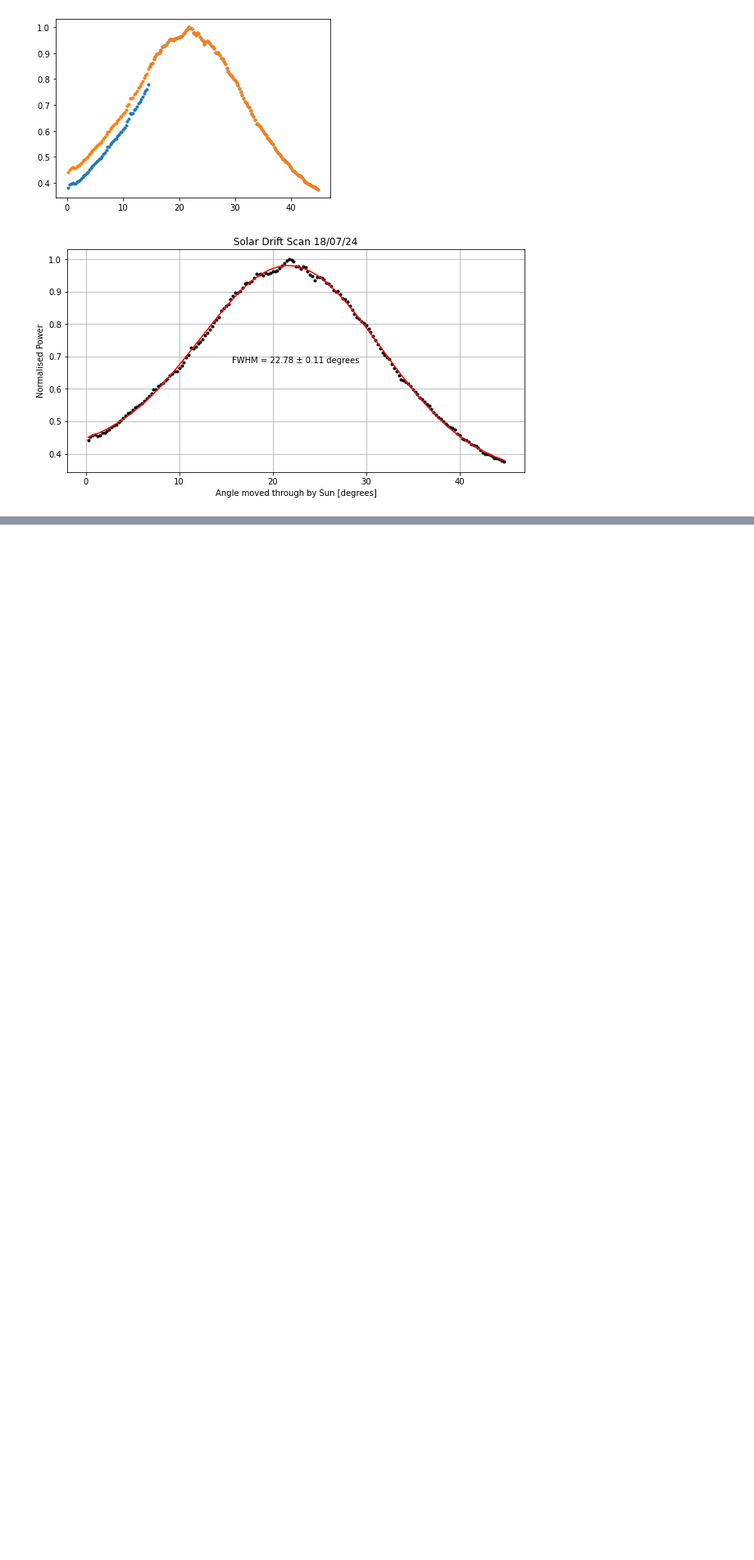
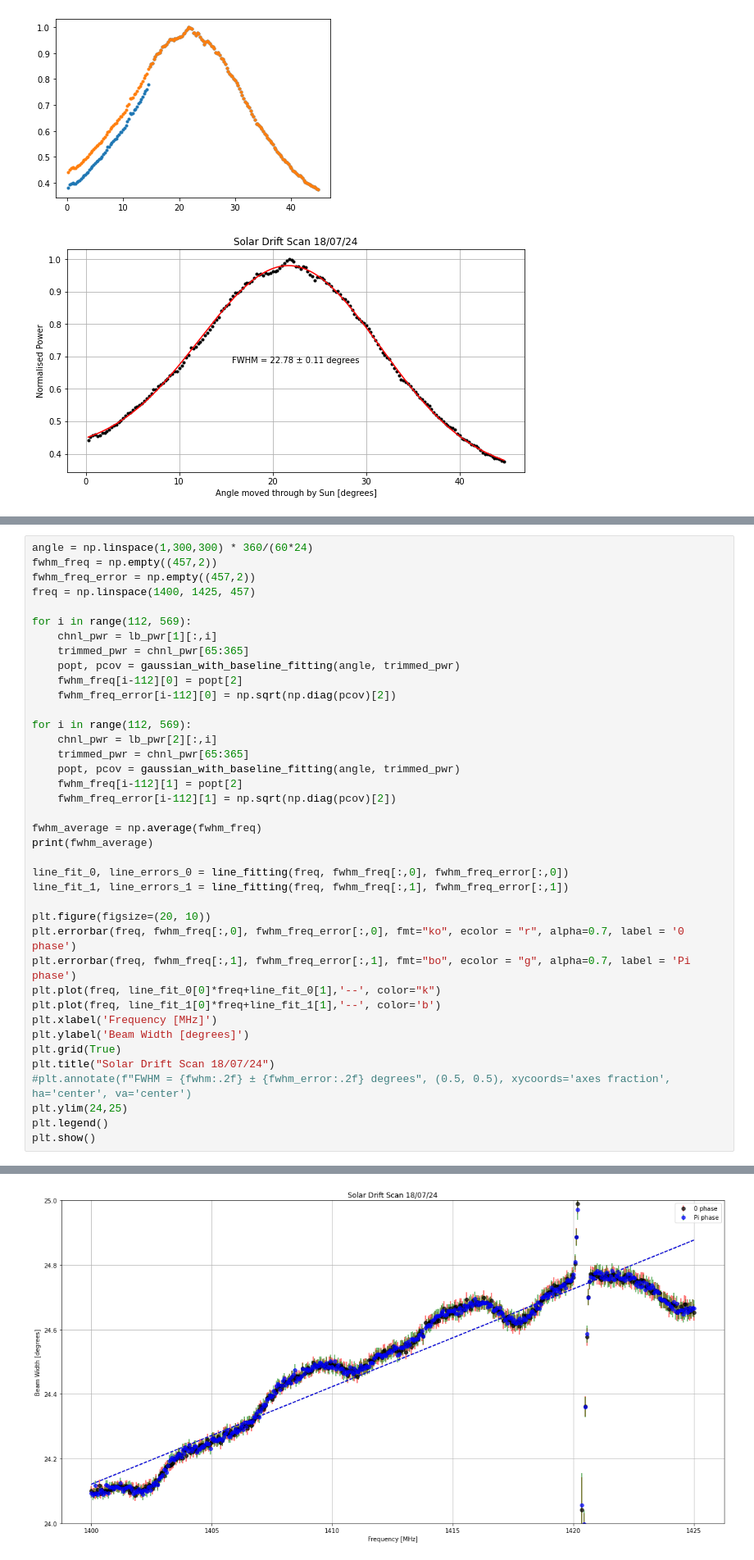
Before and after one commit to louis-hurrey/L-BASS, a Jupyter notebook: solar_transit_louis.ipynb, the cells around one changed output, grey strips where cells are left out. Shown at 82% size. Drawn from its saved outputs; the diff is of its cells as text; blank space fills up the shorter version.

```diff
--- a/solar_transit_louis.ipynb
+++ b/solar_transit_louis.ipynb
@@ -112,0 +162,40 @@ plt.plot(lb_pwr_tot)
+# %%
+angle = np.linspace(1,300,300) * 360/(60*24)
+fwhm_freq = np.empty((457,2))
+fwhm_freq_error = np.empty((457,2))
+freq = np.linspace(1400, 1425, 457)
+
+for i in range(112, 569):
+    chnl_pwr = lb_pwr[1][:,i]
+    trimmed_pwr = chnl_pwr[65:365]
+    popt, pcov = gaussian_with_baseline_fitting(angle, trimmed_pwr)
+    fwhm_freq[i-112][0] = popt[2]
+    fwhm_freq_error[i-112][0] = np.sqrt(np.diag(pcov)[2])
+
+for i in range(112, 569):
+    chnl_pwr = lb_pwr[2][:,i]
+    trimmed_pwr = chnl_pwr[65:365]
+    popt, pcov = gaussian_with_baseline_fitting(angle, trimmed_pwr)
+    fwhm_freq[i-112][1] = popt[2]
+    fwhm_freq_error[i-112][1] = np.sqrt(np.diag(pcov)[2])
+
+fwhm_average = np.average(fwhm_freq)
+print(fwhm_average)
+
+line_fit_0, line_errors_0 = line_fitting(freq, fwhm_freq[:,0], fwhm_freq_error[:,0])
+line_fit_1, line_errors_1 = line_fitting(freq, fwhm_freq[:,1], fwhm_freq_error[:,1])
+
+plt.figure(figsize=(20, 10))
+plt.errorbar(freq, fwhm_freq[:,0], fwhm_freq_error[:,0], fmt="ko", ecolor = "r", alpha=0.7, label = '0 phase')
+plt.errorbar(freq, fwhm_freq[:,1], fwhm_freq_error[:,1], fmt="bo", ecolor = "g", alpha=0.7, label = 'Pi phase')
+plt.plot(freq, line_fit_0[0]*freq+line_fit_0[1],'--', color="k")
+plt.plot(freq, line_fit_1[0]*freq+line_fit_1[1],'--', color='b')
+plt.xlabel('Frequency [MHz]')
+plt.ylabel('Beam Width [degrees]')
+plt.grid(True)
+plt.title("Solar Drift Scan 18/07/24")
+#plt.annotate(f"FWHM = {fwhm:.2f} ± {fwhm_error:.2f} degrees", (0.5, 0.5), xycoords='axes fraction', ha='center', va='center')
+plt.ylim(24,25)
+plt.legend()
+plt.show()
+# %% [output]
@@ -112,0 +203 @@ plt.plot(lb_pwr_tot)
+[figure, added]
```
Also changed, not shown: parts of 4 cells of this notebook, 2 other files.
